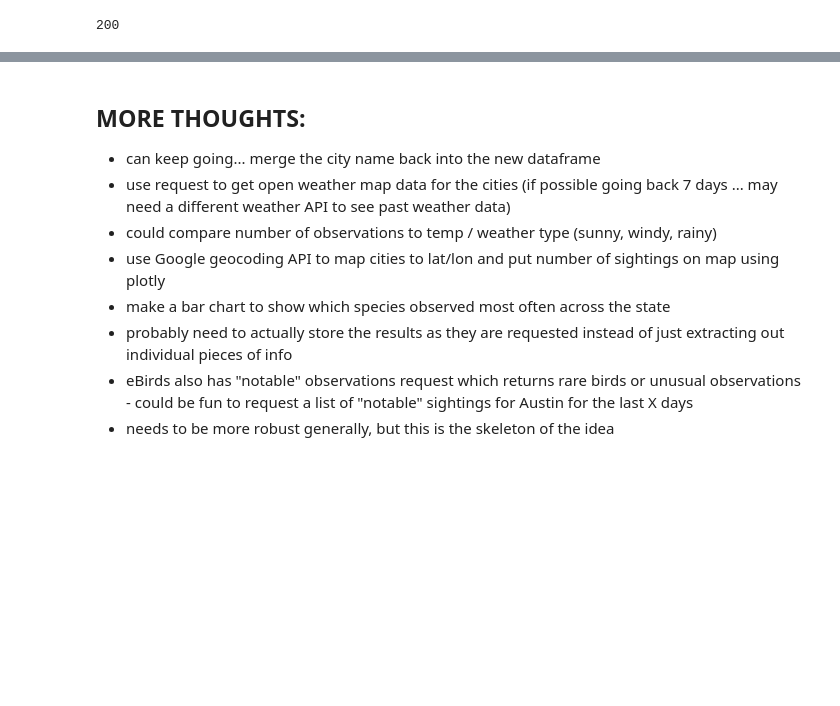
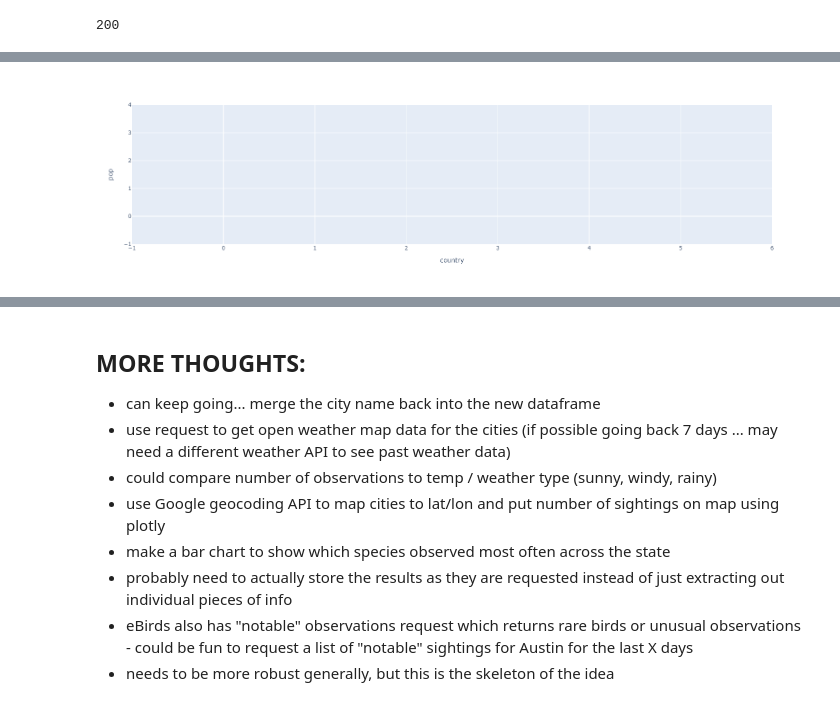
Before and after one commit to RachelLeeReynolds85/project1, a Jupyter notebook: eBird-API/eBird-API.ipynb, the cells around one changed output, grey strips where cells are left out. Cells and saved outputs as stored; diff of their text form; code cells hidden in the pictures; blank space fills up the shorter version.

```diff
--- a/eBird-API/eBird-API.ipynb
+++ b/eBird-API/eBird-API.ipynb
@@ -56,0 +50,6 @@ r = requests.get(url, params={"key": api_key})
+# %%
+obs_df = px.data.gapminder().query("country == 'US'")
+fig = px.bar(obs_df, x="country", y="pop")
+fig.show()
+# %% [output]
+[figure, added]
```
Also changed, not shown: parts of 17 cells of this notebook, 5 other files.
